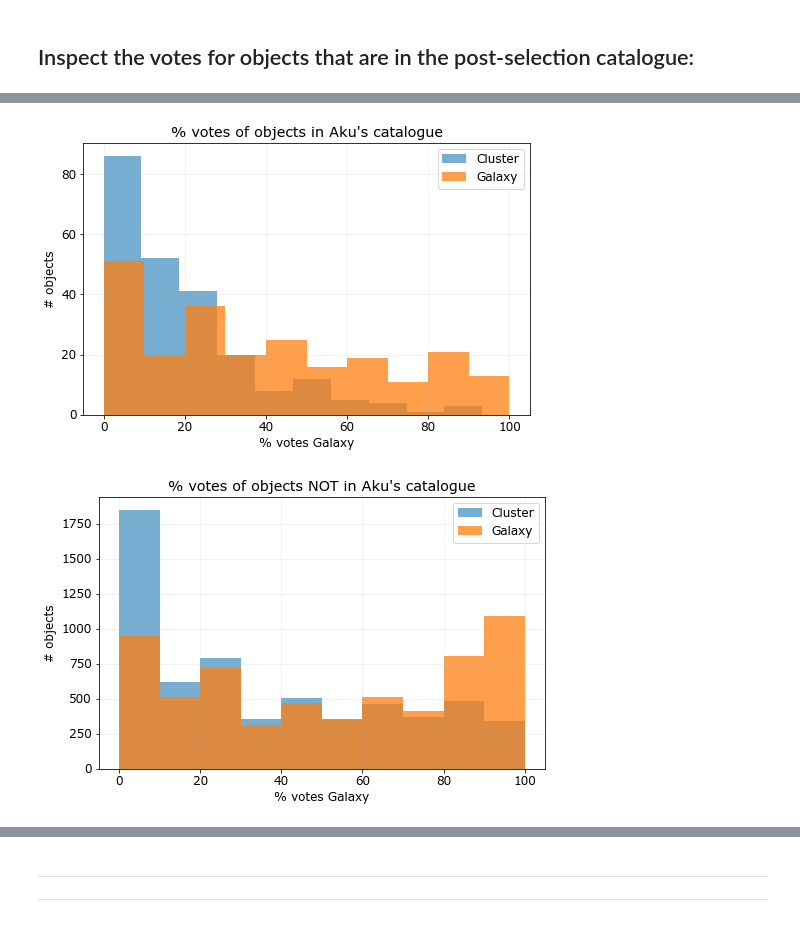
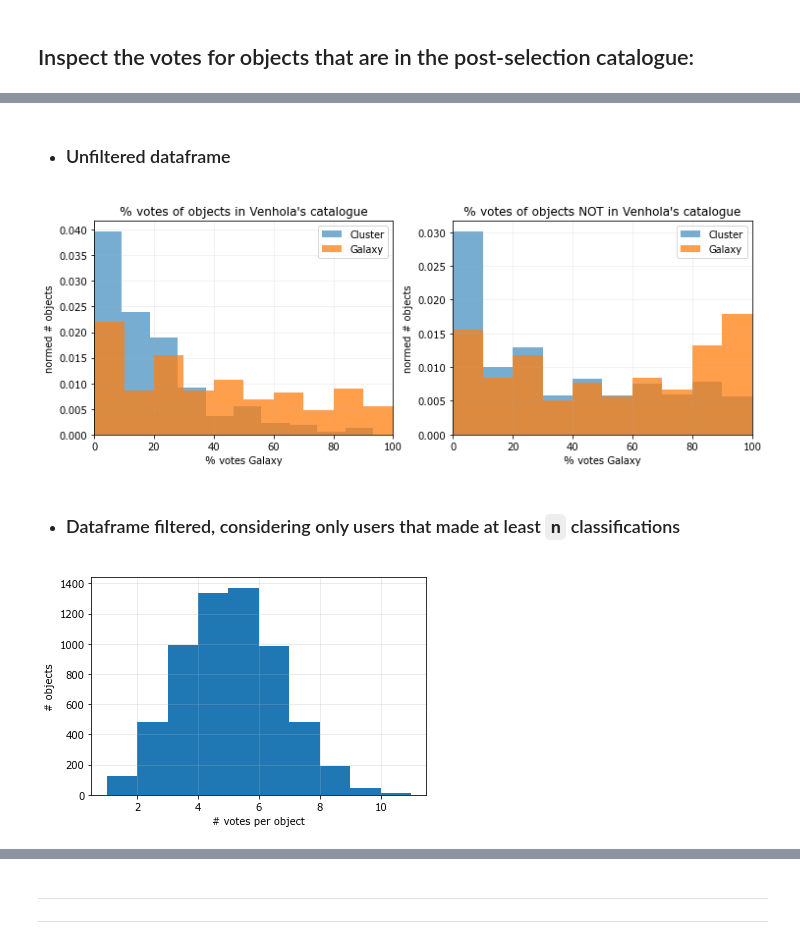
Before and after one commit to Seerden/SpaceFluff, a Jupyter notebook: analysis/classify workflow/sf_classify.ipynb, the cells around one changed output, grey strips where cells are left out. Saved outputs shown, nothing was run; the diff lists cells and outputs as text; code cells hidden in the pictures.

Commit message:
Add function to plot '\% votes galaxy/cluster for both in- and not-in- catalogue in one plot. Execute the plot for 500 vote threshold

```diff
--- a/analysis/classify workflow/sf_classify.ipynb
+++ b/analysis/classify workflow/sf_classify.ipynb
@@ -364,23 +374,32 @@ def filterby_in_catalogue(df, catalogue, in_catalogue_bool):
     else:
         return df[~df['name'].isin(catalogue)]
 # %%
-def plot_galaxy_and_cluster_votes(filtered_df, title):
+def plot_galaxy_and_cluster_votes(fr, idx, filtered_df, title):
     '''
     @param filtered_df: response from filterby_in_catalogue
+    @param fr: matplotlib plot
+    @param {int} idx: fr index
+    @param {string} title: plot title
     '''
     # plot histograms of vote distribution for the objects in the catalogue
-    fig, fr = plt.subplots(figsize=(8,5))
+    fr[idx].hist(filtered_df['% votes Group of objects (Cluster)'], alpha=0.6, label='Cluster', density=True)
+    fr[idx].hist(filtered_df['% votes Galaxy'], alpha=0.75, label='Galaxy', density=True)
 
-    fr.hist(filtered_df['% votes Group of objects (Cluster)'], alpha=0.6, label='Cluster')
-    fr.hist(filtered_df['% votes Galaxy'], alpha=0.75, label='Galaxy')
-
-    fr.update({
+    fr[idx].update({
         'xlabel': '% votes Galaxy',
-        'ylabel': '# objects',
+        'ylabel': 'normed # objects',
+        'xlim': [0,100],
         'title': title
     })
-    fr.grid(alpha=0.2, which='both')
-    fr.legend()
+    fr[idx].grid(alpha=0.2, which='both')
+    fr[idx].legend()
+
+def make_single_plot_galaxy_cluster(dfs, titles):
+    fig, fr = plt.subplots(1,2, figsize=(12,4))
+
+    for idx, (df, title) in enumerate(zip(dfs, titles)):
+        plot_galaxy_and_cluster_votes(fr, idx, df, title)
+
     plt.show()
 # %%
 # extract object names from catalogue
@@ -388,10 +409,14 @@ catalogue = np.loadtxt('../../catalogue/sf_catalogue_targets.txt', dtype='str')
+# %% [markdown]
+- ### Unfiltered dataframe
 # %%
 # filter df_tasks to only contain objects in the catalogue
 in_catalogue = filterby_in_catalogue(df_tasks_with_props, catalogue, True)
 not_in_catalogue = filterby_in_catalogue(df_tasks_with_props, catalogue, False)
+
+dfs = [in_catalogue, not_in_catalogue]
+titles = ["% votes of objects in Venhola's catalogue", "% votes of objects NOT in Venhola's catalogue"]
+make_single_plot_galaxy_cluster(dfs, titles)
+# %% [output]
+[figure, added]
-# %%
-plot_galaxy_and_cluster_votes(in_catalogue, "% votes of objects in Aku's catalogue")
-plot_galaxy_and_cluster_votes(not_in_catalogue,"% votes of objects NOT in Aku's catalogue")
-# %% [output]
-[figure, removed]
-[figure, removed]
+# %% [markdown]
+- ### Dataframe filtered, considering only users that made at least `n` classifications
@@ -397,0 +426,12 @@ plot_galaxy_and_cluster_votes(not_in_catalogue,"% votes of objects NOT in Aku's
+# %%
+# plot number of votes per object for the filtered dataframe, if we wish
+fig, fr = plt.subplots(figsize=(6,4))
+fr.hist(classification_count)
+fr.update({
+    'xlabel': '# votes per object',
+    'ylabel': '# objects'
+})
+fr.grid(alpha=0.3, which='both')
+plt.show()
+# %% [output]
+[figure, added]
```
Also changed, not shown: parts of 6 cells of this notebook.
